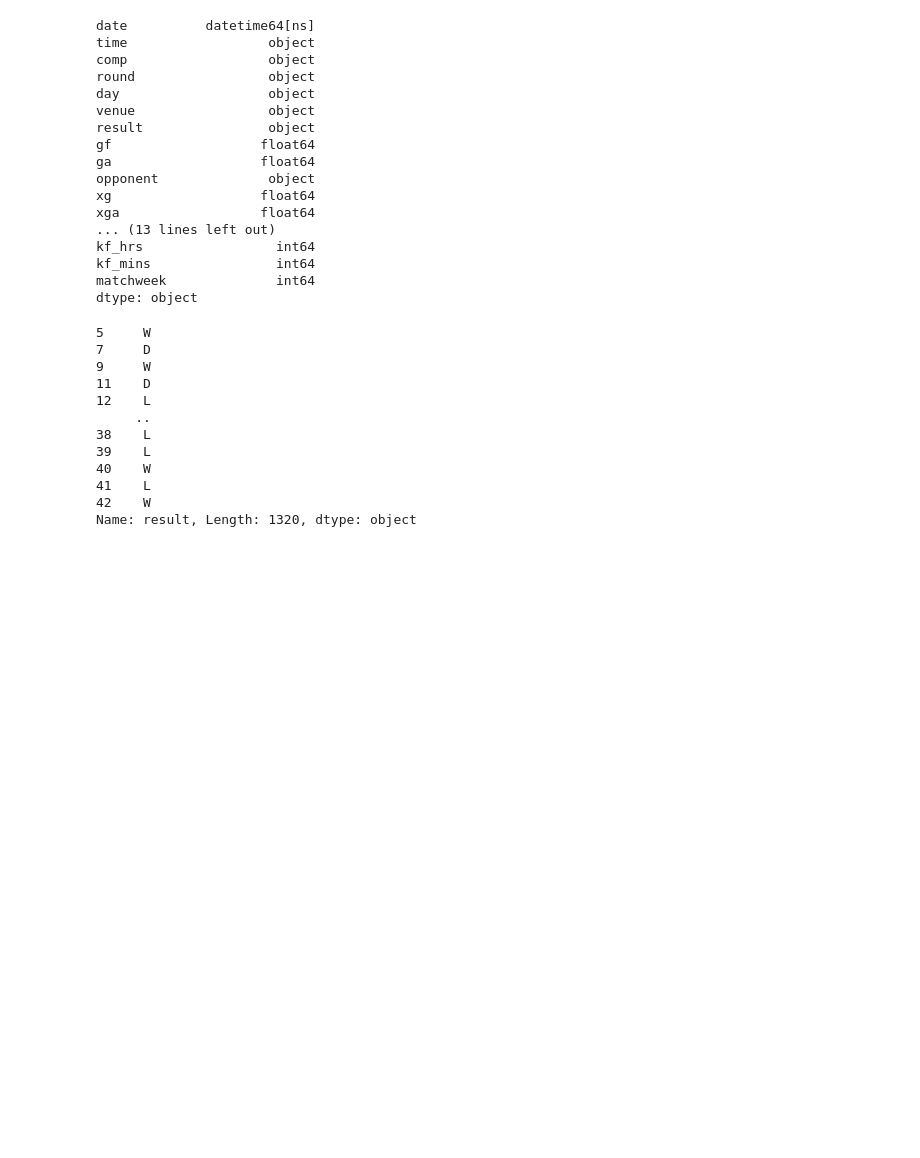
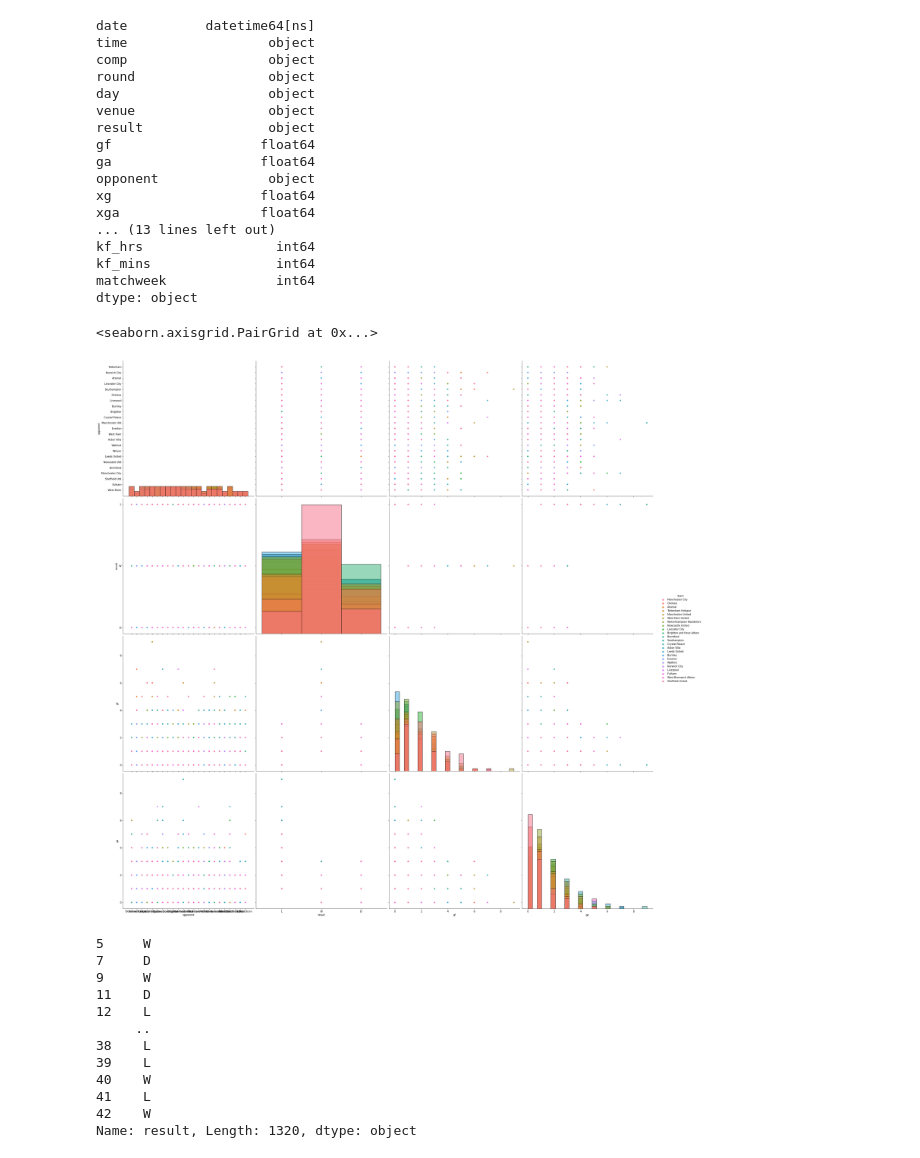
Before and after one commit to adithya-077/Football_result_prediction-using-machine-Learning, a Jupyter notebook: Football(PL) matchesPrediction.ipynb, the cells around one changed output. Drawn from its saved outputs; the diff is of its cells as text; code cells hidden in the pictures; blank space fills up the shorter version.

```diff
--- a/Football(PL) matchesPrediction.ipynb
+++ b/Football(PL) matchesPrediction.ipynb
@@ -176,6 +184,11 @@ kf_hrs                 int64
 kf_mins                int64
 matchweek              int64
 dtype: object
+# %%
+sns.pairplot(df,vars=['opponent','result','gf','ga'],height=8,diag_kind='hist',hue='team')
+# %% [output]
+<seaborn.axisgrid.PairGrid at 0x...>
+[figure, added]
 # %%
 #storing the data of past 3 matchs average.
 df_temp = pd.DataFrame()
```
Also changed, not shown: parts of 5 cells of this notebook.
